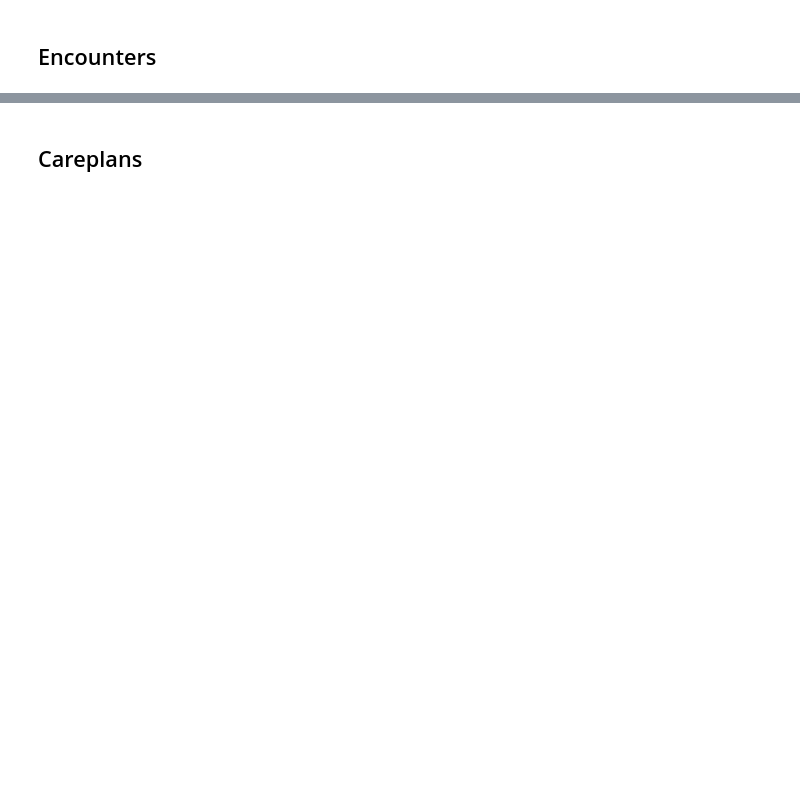
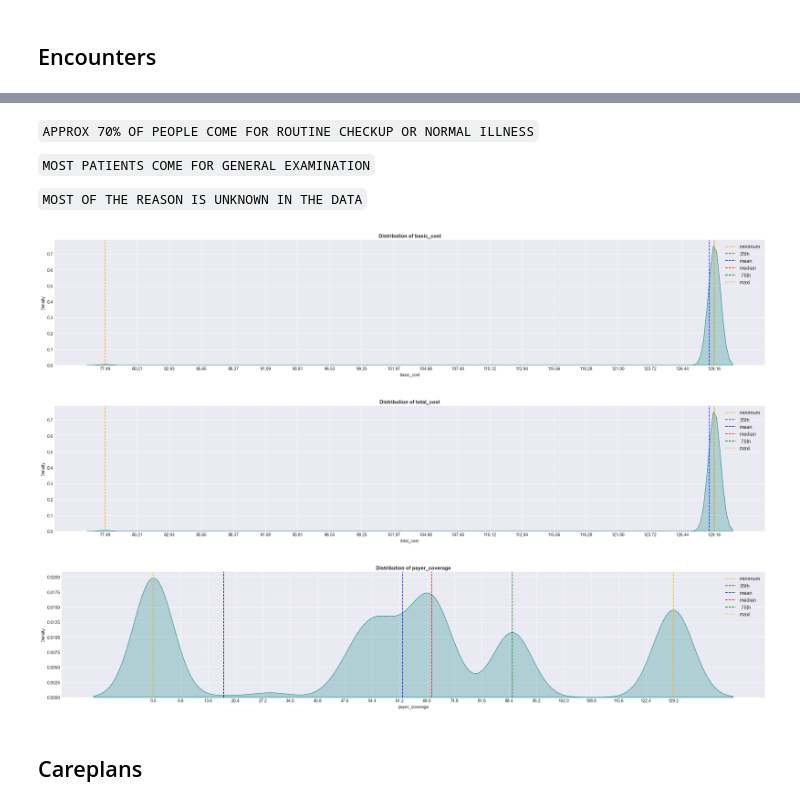
Before and after one commit to IamRaNo/Portfolio-Projects-Repository, a Jupyter notebook: Synthea Datasets/Solutions/data_analysis/univariate_stats.ipynb, the cells around one changed output, grey strips where cells are left out. Drawn from its saved outputs; the diff is of its cells as text; code cells hidden in the pictures; blank space fills up the shorter version.

```diff
--- a/Synthea Datasets/Solutions/data_analysis/univariate_stats.ipynb
+++ b/Synthea Datasets/Solutions/data_analysis/univariate_stats.ipynb
@@ -70,2 +117,25 @@ pd.DataFrame.from_dict(dict,orient='index',columns=['row_count']).reset_index().
+# %%
+def kde_plot(columns,table_name):
+    for col in columns:
+        query = f'''
+            select {col} as {col} from {table_name};
+        '''
+        df = sql(query)
+        mini = df[col].min()
+        maxi = df[col].max()
+        plt.figure(figsize=(24,5))
+        sns.kdeplot(x=col,data=df,color= 'teal',fill=True)
+        plt.axvline(mini,linestyle ='--',color = 'orange',label='minimum')
+        plt.axvline(df[col].quantile(.25),linestyle ='--',color = 'black',label='25th')
+        plt.axvline(df[col].mean(),linestyle ='--',color = 'blue',label = 'mean')
+        plt.axvline(df[col].median(),linestyle ='--',color = 'red',label = 'median')
+        plt.axvline(df[col].quantile(.75),linestyle ='--',color = 'green',label =' 75th')
+        plt.axvline(maxi,linestyle ='--',color = 'orange',label='maxi')
+        plt.legend(fontsize = 12)
+        plt.grid(alpha = 1)
+        plt.xticks(np.linspace(mini,maxi,20))
+        plt.title(f"Distribution of {col}",weight = 'bold')
+        plt.tight_layout()
+        plt.show()
 # %% [markdown]
 ## Encounters
@@ -74,2 +225,14 @@ pd.DataFrame.from_dict(dict,orient='index',columns=['row_count']).reset_index().
+# %% [markdown]
+`APPROX 70% OF PEOPLE COME FOR ROUTINE CHECKUP OR NORMAL ILLNESS`
+
+`MOST PATIENTS COME FOR GENERAL EXAMINATION`
+
+`MOST OF THE REASON IS UNKNOWN IN THE DATA`
+# %%
+kde_plot(num_cols,'encounters')
+# %% [output]
+[figure, added]
+[figure, added]
+[figure, added]
 # %% [markdown]
 ## Careplans
```
Also changed, not shown: parts of 29 cells of this notebook.
